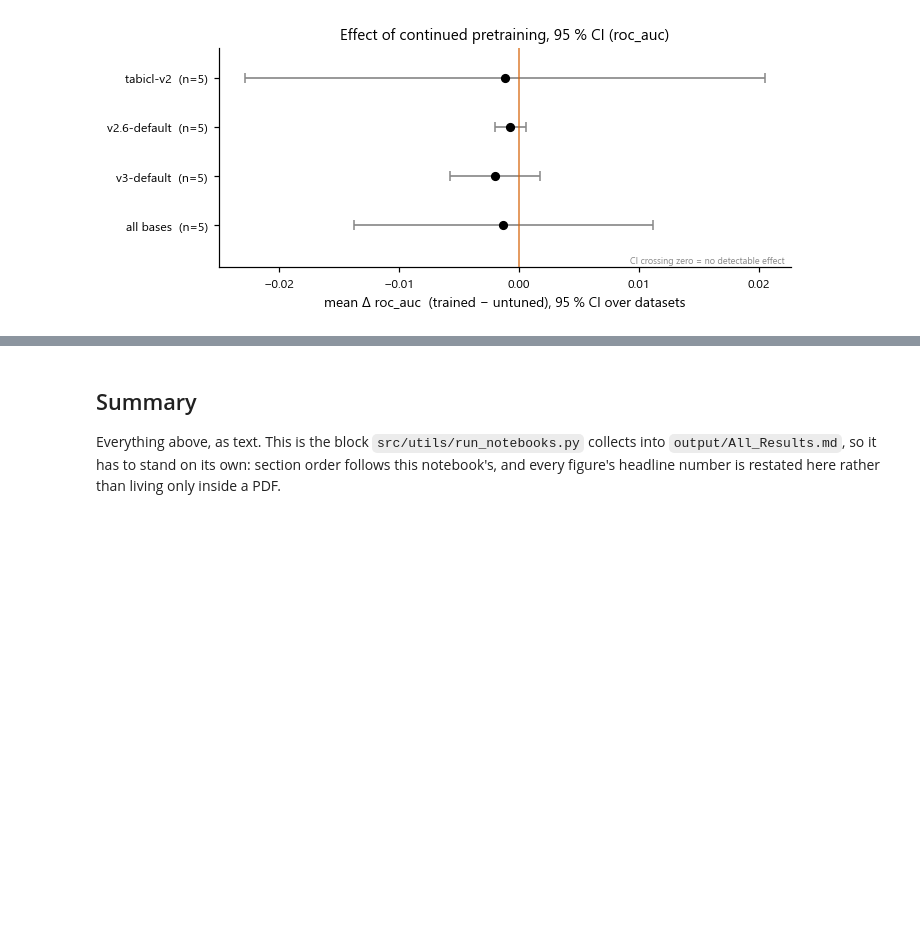
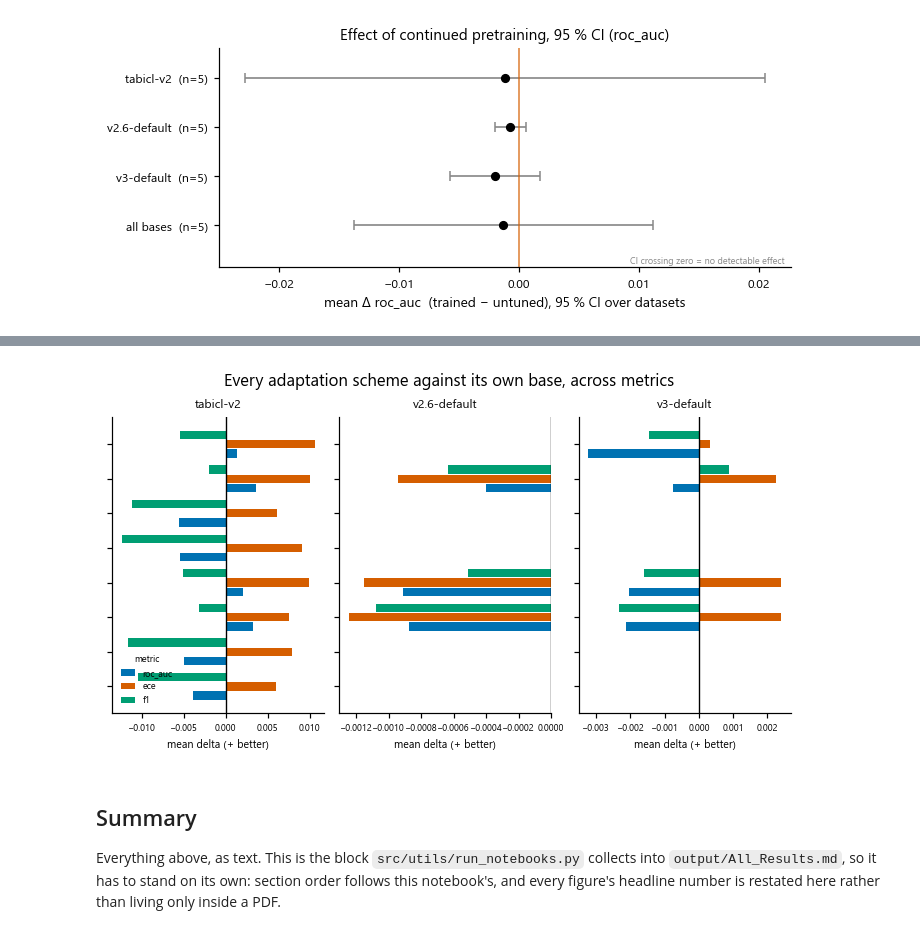
Before and after one commit to andreasgoethals/CreditPFN, a Jupyter notebook: notebooks/2.0. final_results_pd.ipynb, the cells around one changed output, grey strips where cells are left out. Saved outputs shown, nothing was run; the diff lists cells and outputs as text; code cells hidden in the pictures; blank space fills up the shorter version.

```diff
--- a/notebooks/2.0. final_results_pd.ipynb
+++ b/notebooks/2.0. final_results_pd.ipynb
@@ -437,3 +450,8 @@ sink.save(pf.plot_effect_ci(raw, METRIC), 'paper_effect_ci',
+# %%
+sink.save(pf.plot_scheme_metrics(raw, ('roc_auc', 'brier', 'ece', 'f1')), 'paper_scheme_metrics',
+          caption='Mean change from continued pretraining per adaptation scheme, one panel per base checkpoint, for ROC-AUC, Brier score, expected calibration error and F1. All differences are signed so that positive favours the adapted model, and are averaged over the held-out datasets.')
+# %% [output]
+[figure, added]
 # %% [markdown]
 ## Summary
 
```
Also changed, not shown: parts of 8 cells of this notebook, 12 other files.
